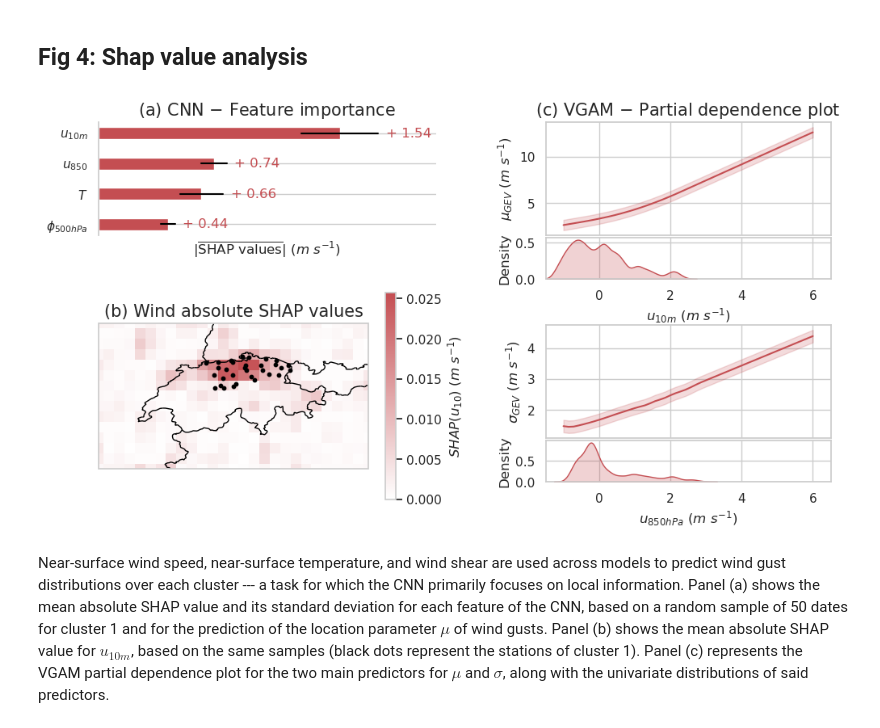
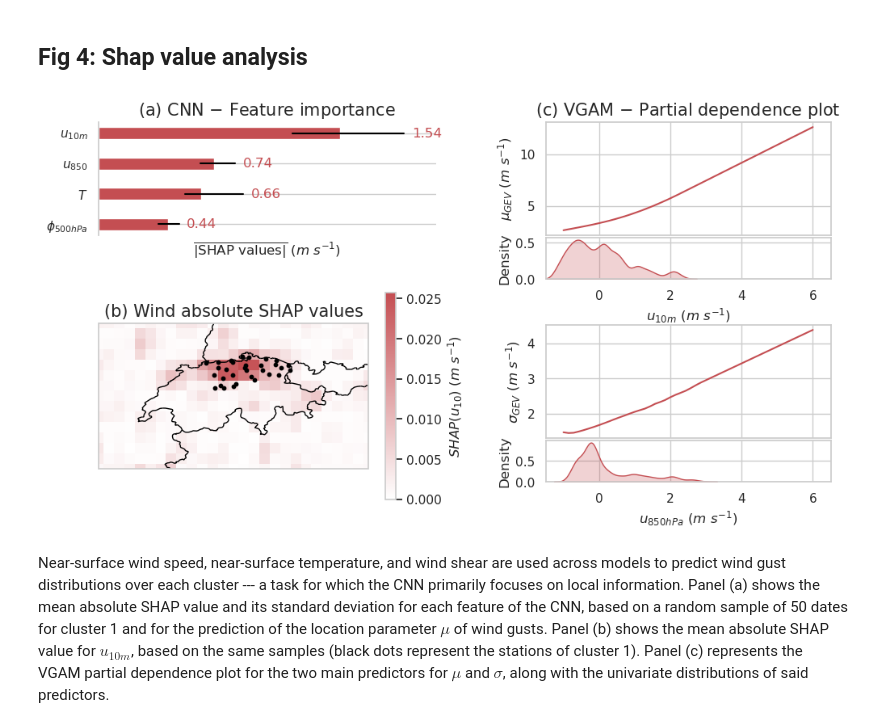
Before and after one commit to AntLrc/ConvectiveThunderstormWindGust_ML, a Jupyter notebook: figures.ipynb, the cells around one changed output. Cells and saved outputs as stored; diff of their text form; code cells hidden in the pictures.

Commit message:
figures notebook

```diff
--- a/figures.ipynb
+++ b/figures.ipynb
@@ -361,10 +362,10 @@ shapspatial = [shap_ds[var].sum(dim = ['lon','lat']) for var in ['z_500hPa', 't2
 ax.barh(range(len(shapspatial)), [i.mean() for i in shapspatial], color = sns.color_palette()[3], height = 0.4)
 # add small horizontal segments at the end of each bar to show the standard deviation
 for i, val in enumerate(shapspatial):
-    plt.plot([val.mean() - val.std(), val.mean() + val.std()], [i, i], color = 'black')
-    plt.text(val.mean() + val.std() + 0.05, i, f"+ {val.mean().values:.2f}", ha = 'left', va = 'center', color = sns.color_palette()[3])
+    plt.plot([val.min(), val.max()], [i, i], color = 'black')
+    plt.text(val.max() + 0.05, i, f"{val.mean().values:.2f}", ha = 'left', va = 'center', color = sns.color_palette()[3])
 plt.xlim(0, 2.15)
-plt.xlabel(r"$|\overline{\text{SHAP values}}| \text{ (}m\ s^{-1}\text{)}$")
+plt.xlabel(r"$\overline{\text{|SHAP values|}} \text{ (}m\ s^{-1}\text{)}$")
 # add the value of each bar at the right tip of the bar
 plt.yticks(range(len(shapspatial)), [r"$\phi_{500hPa}$", r"$T$", r"$u_{850}$", r"$u_{10m}$"] )
 plt.title("(a) CNN $-$ Feature importance", fontsize = 15)
@@ -399,48 +400,48 @@ plt.colorbar(
 )
 
 ax = fig.add_subplot(gs[:8,17:])
 sns.set_theme(style = 'whitegrid')
 plt.plot(wind_grid, wind_pdp, color = sns.color_palette()[3])
-plt.fill_between(
-    wind_grid,
-    np.array(wind_pdp) - np.array(wind_std),  # Lower bound
-    np.array(wind_pdp) + np.array(wind_std),  # Upper bound
-    alpha=0.2,
-    color = sns.color_palette()[3]
-)
+# plt.fill_between(
+#     wind_grid,
+#     np.array(wind_pdp) - np.array(wind_std),  # Lower bound
+#     np.array(wind_pdp) + np.array(wind_std),  # Upper bound
+#     alpha=0.2,
+#     color = sns.color_palette()[3]
+# )
 plt.xlim(-1.5,6.5)
 plt.ylabel(r"$\mu_{GEV}$ ($m\ s^{-1}$)")
 plt.title("(c) VGAM $-$ Partial dependence plot", fontsize = 15)
 
 ax = fig.add_subplot(gs[8:11,17:])
 sns.kdeplot(wind_dist, fill=True, color = sns.color_palette()[3])
 plt.xlim(-1.5,6.5)
 plt.xlabel(r"$u_{10m}$ ($m\ s^{-1}$)")
 
 ax = fig.add_subplot(gs[14:22,17:])
 plt.plot(wind_850hPa_grid, wind_850hPa_pdp, color = sns.color_palette()[3])
-plt.fill_between(
-    wind_850hPa_grid,
-    np.array(wind_850hPa_pdp) - np.array(wind_850hPa_std),  # Lower bound
-    np.array(wind_850hPa_pdp) + np.array(wind_850hPa_std),  # Upper bound
-    alpha=0.2,
-    color = sns.color_palette()[3]
-)
+# plt.fill_between(
+#     wind_850hPa_grid,
+#     np.array(wind_850hPa_pdp) - np.array(wind_850hPa_std),  # Lower bound
+#     np.array(wind_850hPa_pdp) + np.array(wind_850hPa_std),  # Upper bound
+#     alpha=0.2,
+#     color = sns.color_palette()[3]
+# )
 plt.xlim(-1.5,6.5)
 plt.ylabel(r"$\sigma_{GEV}$ ($m\ s^{-1}$)")
 
 ax = fig.add_subplot(gs[22:25,17:])
 sns.kdeplot(wind_850hPa_dist, fill=True, color = sns.color_palette()[3])
 plt.xlim(-1.5,6.5)
 plt.xlabel(r"$u_{850hPa}$ ($m\ s^{-1}$)")
 
 for ax in fig.get_axes():
     ax.tick_params(axis='both', labelsize=11)
 
 plt.savefig("./figures/fig4.pdf", bbox_inches = 'tight')
 plt.show()
 # %% [output]
-[figure, old version]
+[figure, new version]
 # %% [markdown]
 Near-surface wind speed, near-surface temperature, and wind shear are used across models to predict wind gust distributions over each cluster --- a task for which the CNN primarily focuses on local information. Panel (a) shows the mean absolute SHAP value and its standard deviation for each feature of the CNN, based on a random sample of 50 dates for cluster 1 and for the prediction of the location parameter $\mu$ of wind gusts. Panel (b) shows the mean absolute SHAP value for $u_{10m}$, based on the same samples (black dots represent the stations of cluster 1). Panel (c) represents the VGAM partial dependence plot for the two main predictors for $\mu$ and $\sigma$, along with the univariate distributions of said predictors.
 # %% [markdown]
```
Also changed, not shown: parts of 5 cells of this notebook, 18 other files.
